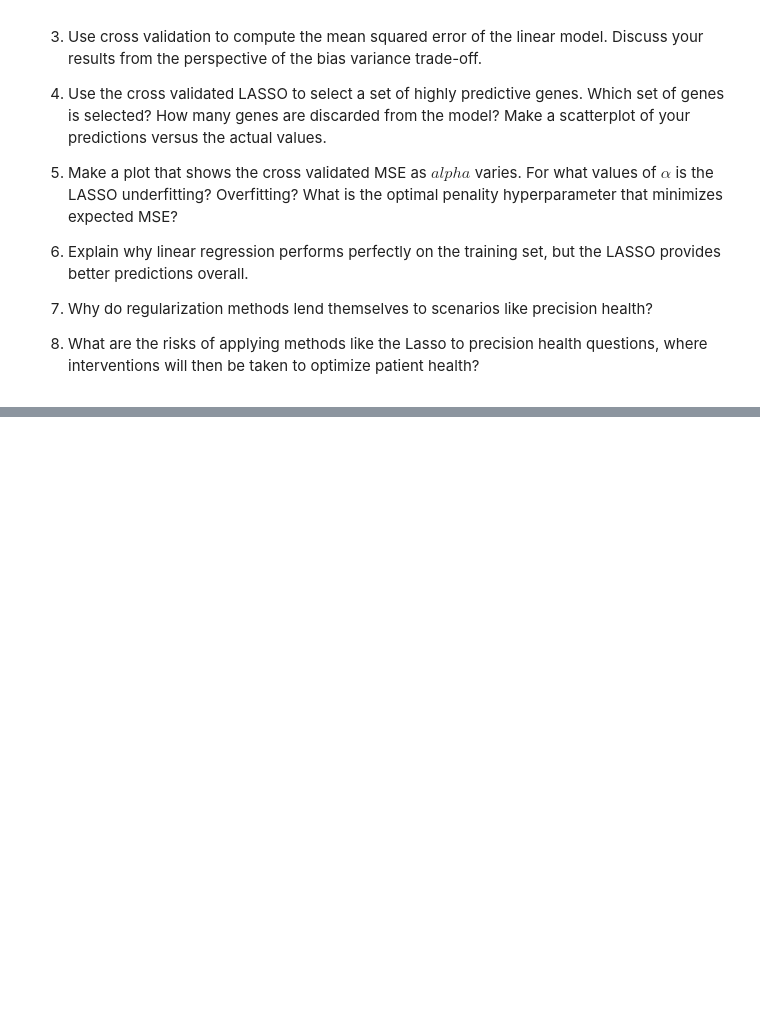
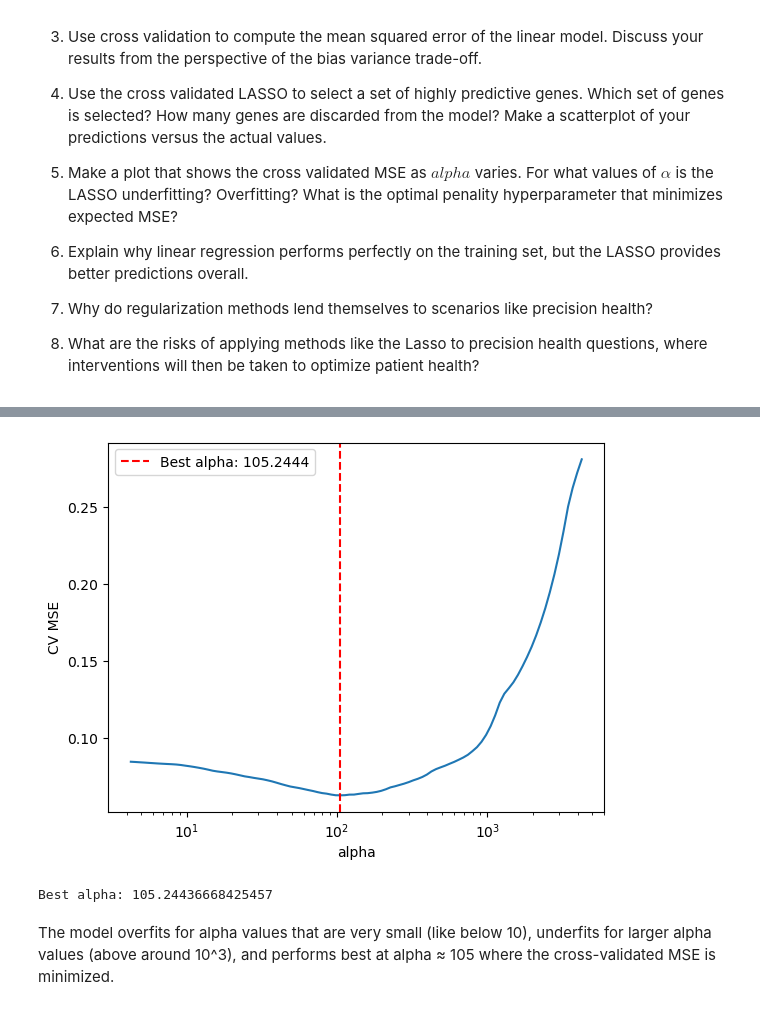
Before and after one commit to shalmalirao/undergrad_ml_assignments, a Jupyter notebook: genomics_lab.ipynb, the cells around one changed output, grey strips where cells are left out. Drawn from its saved outputs; the diff is of its cells as text; code cells hidden in the pictures; blank space fills up the shorter version.

```diff
--- a/genomics_lab.ipynb
+++ b/genomics_lab.ipynb
@@ -61,0 +123,20 @@ sns.scatterplot(x=y_hat, y=resid)
+# %%
+### Question 5
+
+alphas = lasso.alphas_
+mse_path = lasso.mse_path_.mean(axis=1)
+
+plt.plot(alphas, mse_path)
+plt.xscale("log")
+plt.xlabel("alpha")
+plt.ylabel("CV MSE")
+plt.axvline(lasso.alpha_, color="red", linestyle="--", label=f"Best alpha: {lasso.alpha_:.4f}")
+plt.legend()
+plt.show()
+
+print("Best alpha:", lasso.alpha_)
+# %% [output]
+[figure, added]
+Best alpha: 105.24436668425457
+# %% [markdown]
+The model overfits for alpha values that are very small (like below 10), underfits for larger alpha values (above around 10^3), and performs best at alpha ≈ 105 where the cross-validated MSE is minimized.
```
Also changed, not shown: parts of 11 cells of this notebook, 1 other file.
